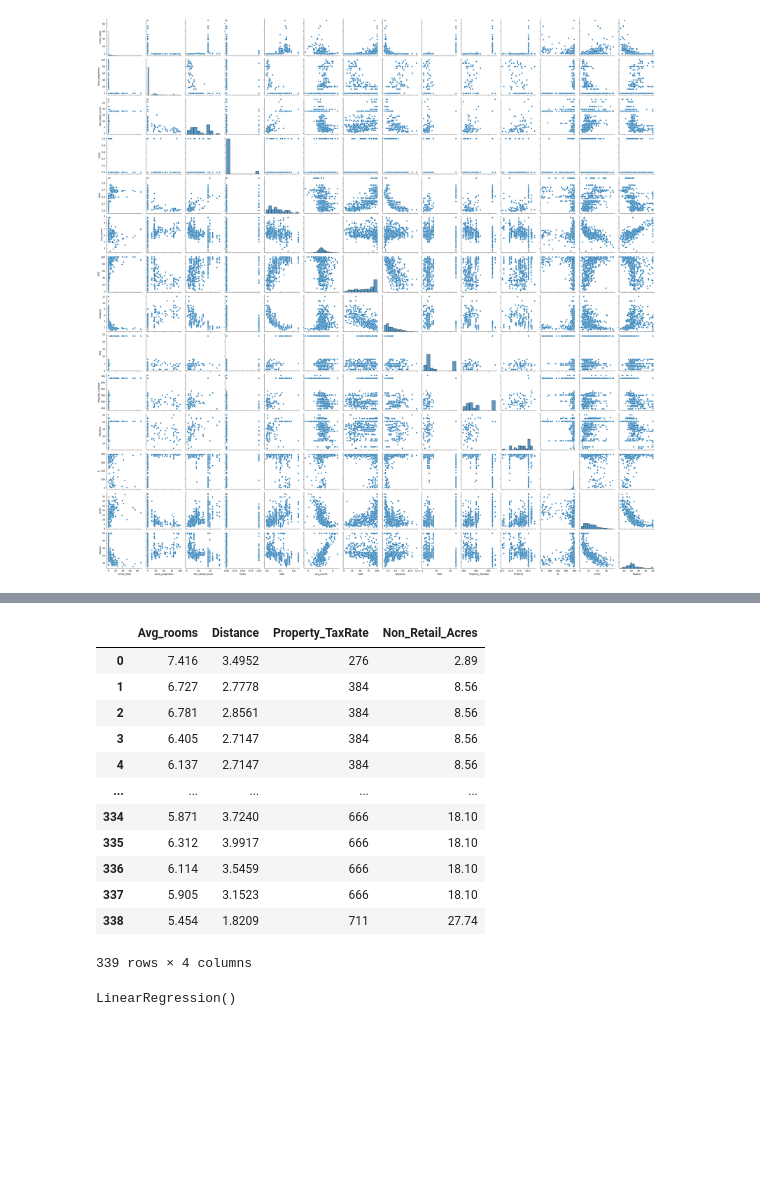
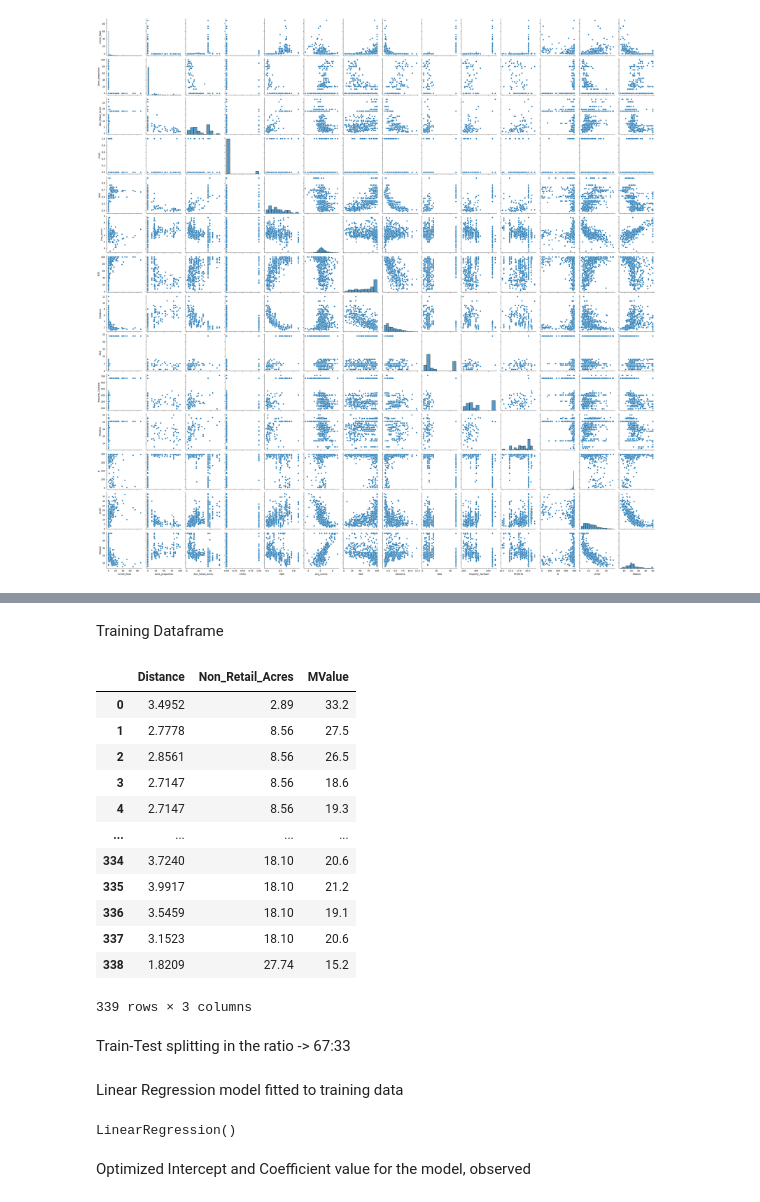
Before and after one commit to swastikbanerjee/AML_Lab, a Jupyter notebook: Lab2.ipynb, the cells around one changed output, grey strips where cells are left out. Cells and saved outputs as stored; diff of their text form; code cells hidden in the pictures; blank space fills up the shorter version.

```diff
--- a/Lab2.ipynb
+++ b/Lab2.ipynb
@@ -54,20 +141,24 @@ plt.show()
+# %% [markdown]
+Training Dataframe
 # %%
 n_train = int(len(data) * 0.67)
-df1 = data[['Avg_rooms ','Distance','Property_TaxRate','Non_Retail_Acres']].iloc[:n_train]
-df1
+df1 = data[['Distance','Non_Retail_Acres','MValue']].iloc[:n_train]
+df1 #training dataframe
 # %% [output]
-|  | Avg_rooms | Distance | Property_TaxRate | Non_Retail_Acres |
-| 0 | 7.416 | 3.4952 | 276 | 2.89 |
-| 1 | 6.727 | 2.7778 | 384 | 8.56 |
-| 2 | 6.781 | 2.8561 | 384 | 8.56 |
-| 3 | 6.405 | 2.7147 | 384 | 8.56 |
-| 4 | 6.137 | 2.7147 | 384 | 8.56 |
-| ... | ... | ... | ... | ... |
-| 334 | 5.871 | 3.7240 | 666 | 18.10 |
-| 335 | 6.312 | 3.9917 | 666 | 18.10 |
-| 336 | 6.114 | 3.5459 | 666 | 18.10 |
-| 337 | 5.905 | 3.1523 | 666 | 18.10 |
-| 338 | 5.454 | 1.8209 | 711 | 27.74 |
+|  | Distance | Non_Retail_Acres | MValue |
+| 0 | 3.4952 | 2.89 | 33.2 |
+| 1 | 2.7778 | 8.56 | 27.5 |
+| 2 | 2.8561 | 8.56 | 26.5 |
+| 3 | 2.7147 | 8.56 | 18.6 |
+| 4 | 2.7147 | 8.56 | 19.3 |
+| ... | ... | ... | ... |
+| 334 | 3.7240 | 18.10 | 20.6 |
+| 335 | 3.9917 | 18.10 | 21.2 |
+| 336 | 3.5459 | 18.10 | 19.1 |
+| 337 | 3.1523 | 18.10 | 20.6 |
+| 338 | 1.8209 | 27.74 | 15.2 |
-339 rows × 4 columns
+339 rows × 3 columns
+# %% [markdown]
+Train-Test splitting in the ratio -> 67:33
 # %%
 from sklearn.model_selection import train_test_split
@@ -76,10 +165,14 @@ y = data['MValue']
 x_train, x_test, y_train, y_test = train_test_split(x, y, test_size=0.33, random_state=42)
+# %% [markdown]
+Linear Regression model fitted to training data
 # %%
 from sklearn.linear_model import LinearRegression
 model = LinearRegression()
 model.fit(x_train,y_train)
 # %% [output]
 LinearRegression()
+# %% [markdown]
+Optimized Intercept and Coefficient value for the model, observed
 # %%
 print("Intercept: ",model.intercept_,"\nCoefficients: ",model.coef_)
 # %% [output]
```
Also changed, not shown: parts of 42 cells of this notebook.
